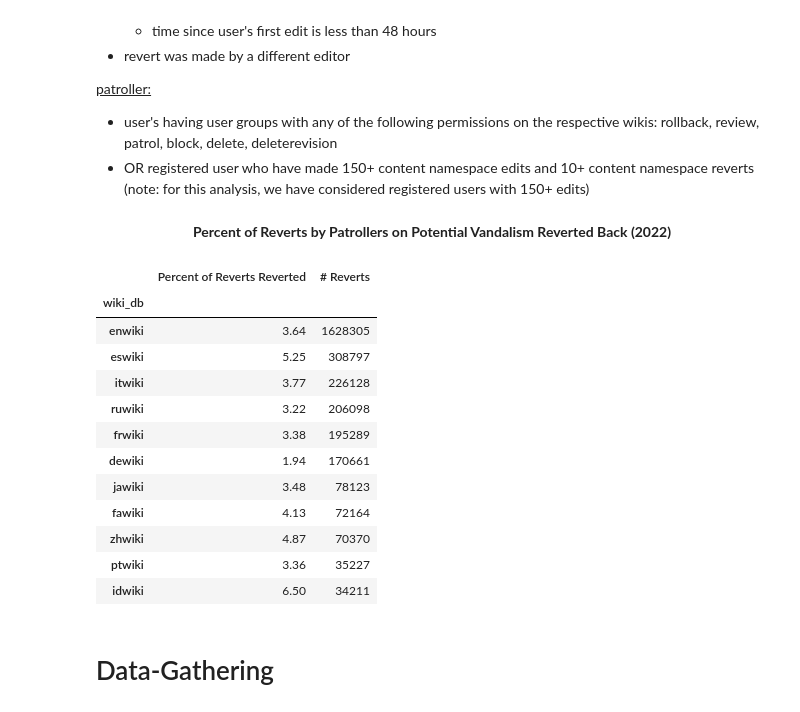
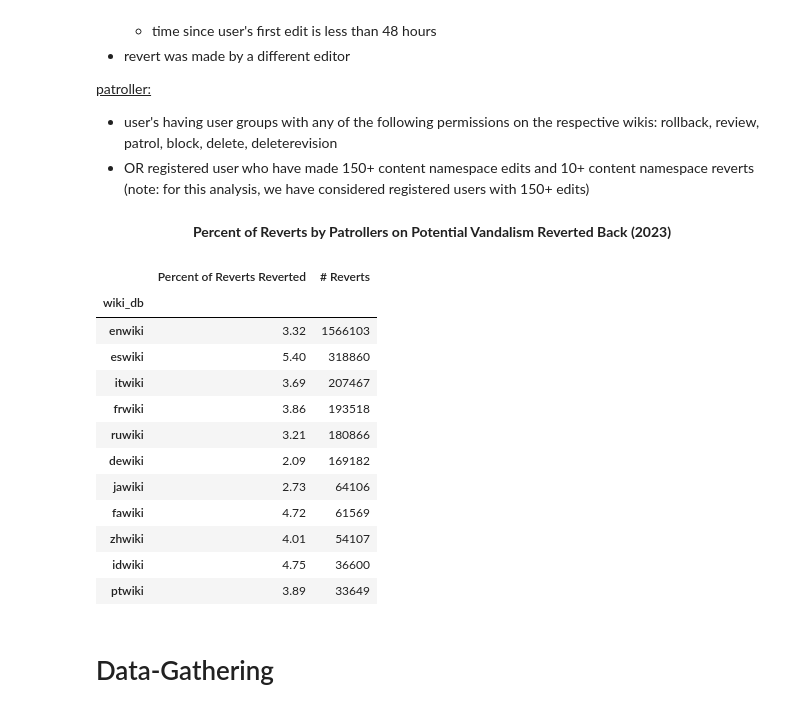
Before and after one commit to wikimedia-research/automoderator-measurement, a Jupyter notebook: baselines/T348859_reverts_by_patrollers.ipynb, the cells around one changed output. Saved outputs shown, nothing was run; the diff lists cells and outputs as text; code cells hidden in the pictures.

```diff
--- a/baselines/T348859_reverts_by_patrollers.ipynb
+++ b/baselines/T348859_reverts_by_patrollers.ipynb
@@ -26,25 +26,25 @@ The following analysis is to determine a baseline for 'accuracy' of human patrol
 - user's having user groups with any of the following permissions on the respective wikis: rollback, review, patrol, block, delete, deleterevision
 - OR registered user who have made 150+ content namespace edits and 10+ content namespace reverts<br>(note: for this analysis, we have considered registered users with 150+ edits)
 # %%
-pr_centered('Percent of Reverts by Patrollers on Potential Vandalism Reverted Back (2022)', True)
+pr_centered('Percent of Reverts by Patrollers on Potential Vandalism Reverted Back (2023)', True)
 display_h({
     '': group_reverts_by_status(valid_non_bot_reverts)
 })
 # %% [output]
-Percent of Reverts by Patrollers on Potential Vandalism Reverted Back (2022)
+Percent of Reverts by Patrollers on Potential Vandalism Reverted Back (2023)
 |  | Percent of Reverts Reverted | # Reverts |
 | wiki_db |  |  |
-| enwiki | 3.64 | 1628305 |
-| eswiki | 5.25 | 308797 |
-| itwiki | 3.77 | 226128 |
-| ruwiki | 3.22 | 206098 |
-| frwiki | 3.38 | 195289 |
-| dewiki | 1.94 | 170661 |
-| jawiki | 3.48 | 78123 |
-| fawiki | 4.13 | 72164 |
-| zhwiki | 4.87 | 70370 |
-| ptwiki | 3.36 | 35227 |
-| idwiki | 6.50 | 34211 |
+| enwiki | 3.32 | 1566103 |
+| eswiki | 5.40 | 318860 |
+| itwiki | 3.69 | 207467 |
+| frwiki | 3.86 | 193518 |
+| ruwiki | 3.21 | 180866 |
+| dewiki | 2.09 | 169182 |
+| jawiki | 2.73 | 64106 |
+| fawiki | 4.72 | 61569 |
+| zhwiki | 4.01 | 54107 |
+| idwiki | 4.75 | 36600 |
+| ptwiki | 3.89 | 33649 |
 # %% [markdown]
 # Data-Gathering
 # %% [markdown]
```
Also changed, not shown: parts of 8 cells of this notebook, 3 other files.
